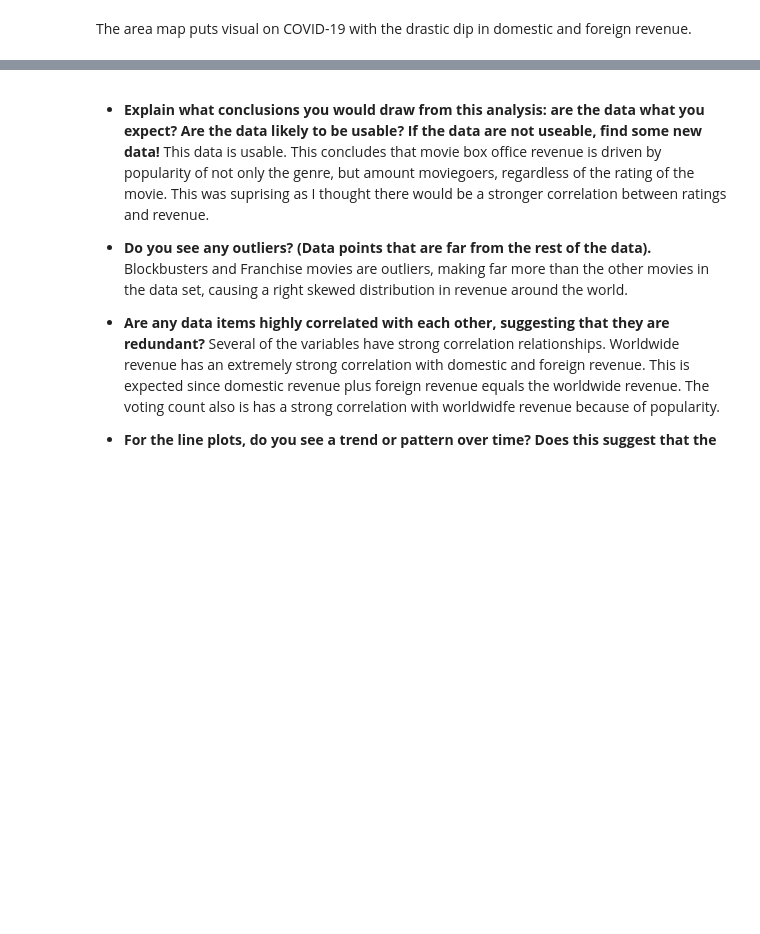
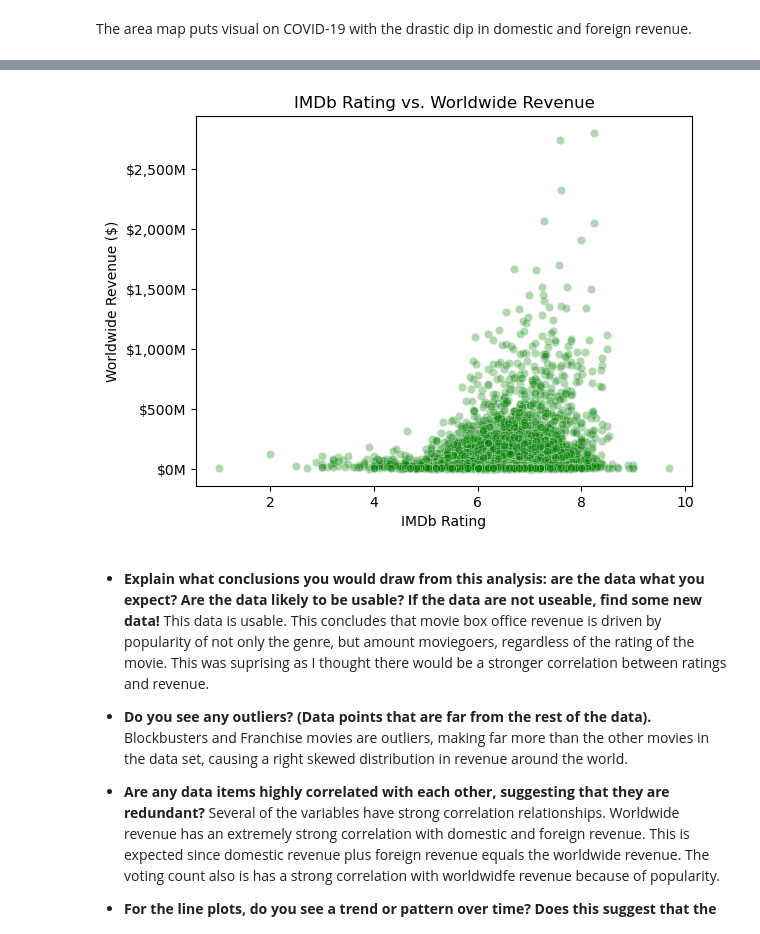
Before and after one commit to keshleem/dx699-summerai-homework6, a Jupyter notebook: OMDS-ModB2-Week6-Martin-Keshia-Lee.ipynb, the cells around one changed output, grey strips where cells are left out. Cells and saved outputs as stored; diff of their text form; code cells hidden in the pictures; blank space fills up the shorter version.

```diff
--- a/OMDS-ModB2-Week6-Martin-Keshia-Lee.ipynb
+++ b/OMDS-ModB2-Week6-Martin-Keshia-Lee.ipynb
@@ -309,3 +331,29 @@ plt.show()
+# %%
+# IMDD VS WORLDWIDE REVENUE
+
+df_filtered = df_box_office[
+    (df_box_office['$Worldwide'] > 0) &
+    (df_box_office['Rating'] > 0)
+]
+
+sns.scatterplot(
+    data=df_filtered,
+    x='Rating',
+    y='$Worldwide',
+    alpha=0.3,
+    color='green'
+)
+plt.title('IMDb Rating vs. Worldwide Revenue')
+plt.xlabel('IMDb Rating')
+plt.ylabel('Worldwide Revenue ($)')
+
+# AVOIDING SCIENTIFIC NOTATION
+import matplotlib.ticker as mticker
+plt.gca().yaxis.set_major_formatter(
+    mticker.FuncFormatter(lambda x, p: f'${x/1e6:,.0f}M')
+)
+# %% [output]
+[figure, added]
 # %% [markdown]
 - **Explain what conclusions you would draw from this analysis: are the data what you expect?  Are the data likely to be usable?  If the data are not useable, find some new data!** This data is usable. This concludes that movie box office revenue is driven by popularity of not only the genre, but amount moviegoers, regardless of the rating of the movie. This was suprising as I thought there would be a stronger correlation between ratings and revenue.
 
```
Also changed, not shown: parts of 10 cells of this notebook.
